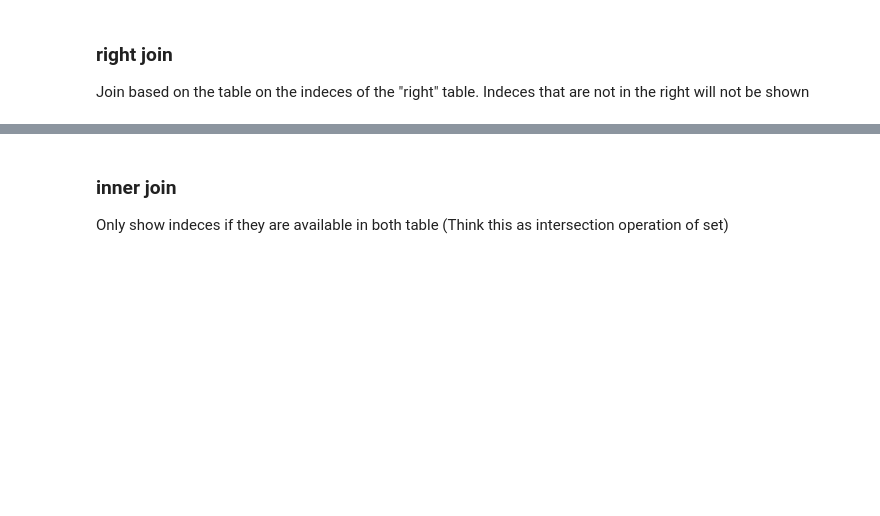
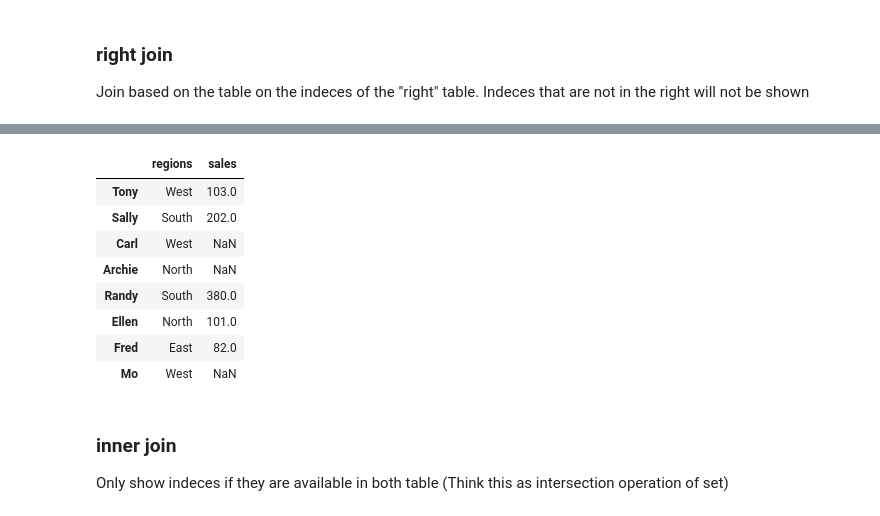
Before and after one commit to STAT2255/2023, a Jupyter notebook: notes/note10_Pandas2.ipynb, the cells around one changed output, grey strips where cells are left out. Saved outputs shown, nothing was run; the diff lists cells and outputs as text; code cells hidden in the pictures; blank space fills up the shorter version.

```diff
--- a/notes/note10_Pandas2.ipynb
+++ b/notes/note10_Pandas2.ipynb
@@ -874,3 +960,15 @@ sales.join(regions, how='right')
+# %%
+regions.join(sales)
+# %% [output]
+|  | regions | sales |
+| Tony | West | 103.0 |
+| Sally | South | 202.0 |
+| Carl | West | NaN |
+| Archie | North | NaN |
+| Randy | South | 380.0 |
+| Ellen | North | 101.0 |
+| Fred | East | 82.0 |
+| Mo | West | NaN |
 # %% [markdown]
 ### inner join
 
```
Also changed, not shown: parts of 14 cells of this notebook, 1 other file.
